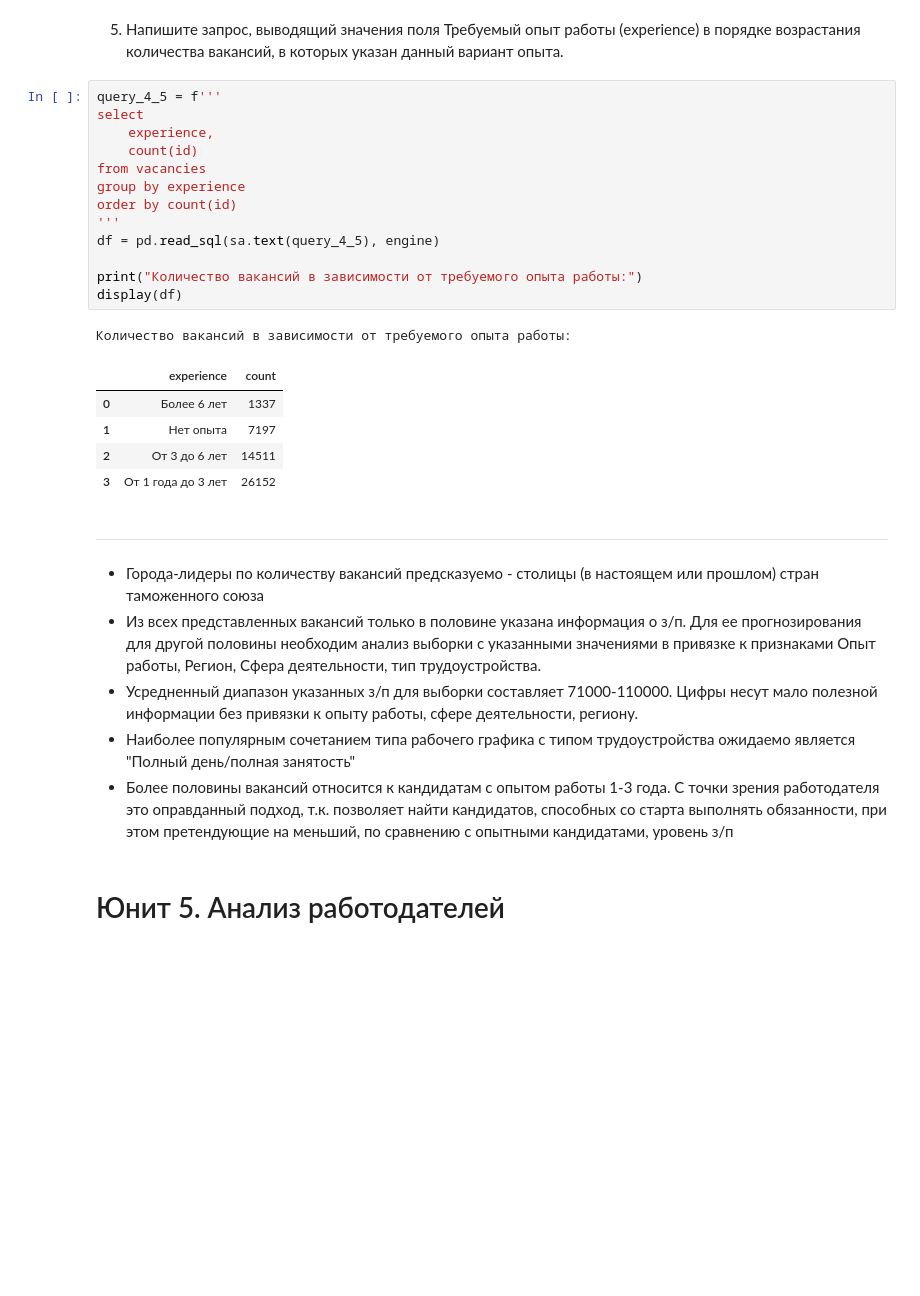
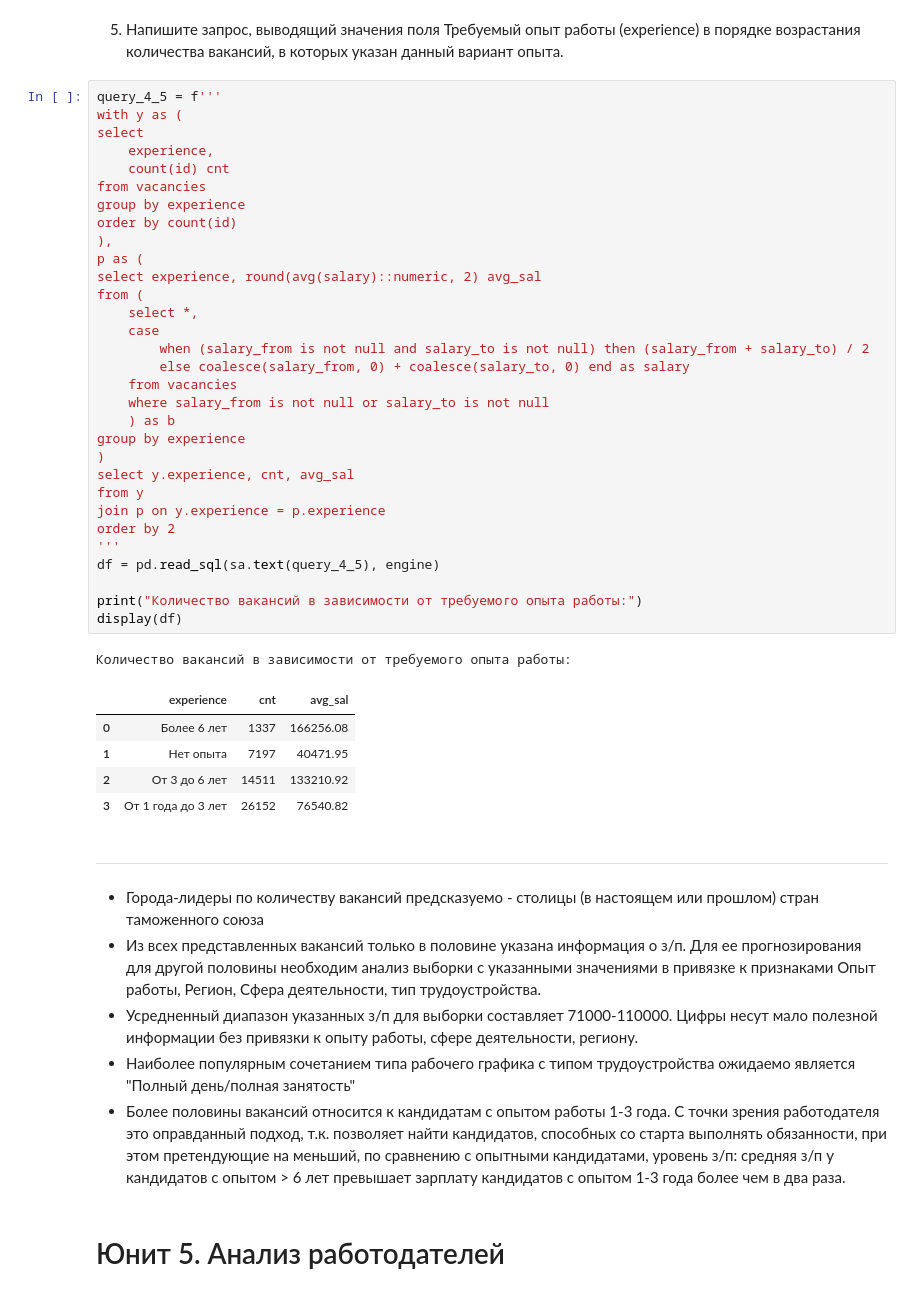
Before and after one commit to ssiarhei115/Vacancies-analysis, a Jupyter notebook: Project_2_template.ipynb, the cells around one changed output. Cells and saved outputs as stored; diff of their text form; blank space fills up the shorter version.

```diff
--- a/Project_2_template.ipynb
+++ b/Project_2_template.ipynb
@@ -164,24 +164,42 @@ display(df)
 5. Напишите запрос, выводящий значения поля Требуемый опыт работы (experience) в порядке возрастания количества вакансий, в которых указан данный вариант опыта.
 # %%
 query_4_5 = f'''
+with y as (
 select
     experience,
-    count(id)
+    count(id) cnt
 from vacancies
 group by experience
 order by count(id)
+),
+p as (
+select experience, round(avg(salary)::numeric, 2) avg_sal
+from (
+    select *,
+    case
+        when (salary_from is not null and salary_to is not null) then (salary_from + salary_to) / 2
+        else coalesce(salary_from, 0) + coalesce(salary_to, 0) end as salary
+    from vacancies
+    where salary_from is not null or salary_to is not null
+    ) as b
+group by experience
+)
+select y.experience, cnt, avg_sal
+from y
+join p on y.experience = p.experience
+order by 2
 '''
 df = pd.read_sql(sa.text(query_4_5), engine)
 
 print("Количество вакансий в зависимости от требуемого опыта работы:")
 display(df)
 # %% [output]
 Количество вакансий в зависимости от требуемого опыта работы:
-|  | experience | count |
-| 0 | Более 6 лет | 1337 |
-| 1 | Нет опыта | 7197 |
-| 2 | От 3 до 6 лет | 14511 |
-| 3 | От 1 года до 3 лет | 26152 |
+|  | experience | cnt | avg_sal |
+| 0 | Более 6 лет | 1337 | 166256.08 |
+| 1 | Нет опыта | 7197 | 40471.95 |
+| 2 | От 3 до 6 лет | 14511 | 133210.92 |
+| 3 | От 1 года до 3 лет | 26152 | 76540.82 |
 # %% [markdown]
 ***
 # %% [markdown]
@@ -189,7 +207,7 @@ display(df)
 * Из всех представленных вакансий только в половине указана информация о з/п. Для ее прогнозирования для другой половины необходим анализ выборки с указанными значениями в привязке к признаками Опыт работы, Регион, Сфера деятельности, тип трудоустройства.
 * Усредненный диапазон указанных з/п для выборки составляет 71000-110000. Цифры несут мало полезной информации без привязки к опыту работы, сфере деятельности, региону.
 * Наиболее популярным сочетанием типа рабочего графика с типом трудоустройства ожидаемо является "Полный день/полная занятость"
-* Более половины вакансий относится к кандидатам с опытом работы 1-3 года. С точки зрения работодателя это оправданный подход, т.к. позволяет найти  кандидатов, способных со старта выполнять обязанности, при этом претендующие на меньший, по сравнению с опытными кандидатами, уровень з/п
+* Более половины вакансий относится к кандидатам с опытом работы 1-3 года. С точки зрения работодателя это оправданный подход, т.к. позволяет найти  кандидатов, способных со старта выполнять обязанности, при этом претендующие на меньший, по сравнению с опытными кандидатами, уровень з/п: средняя з/п у кандидатов с опытом > 6 лет превышает зарплату кандидатов с опытом 1-3 года более чем в два раза.
 # %% [markdown]
 # Юнит 5. Анализ работодателей
 # %% [markdown]
```
Also changed, not shown: parts of 8 cells of this notebook.
